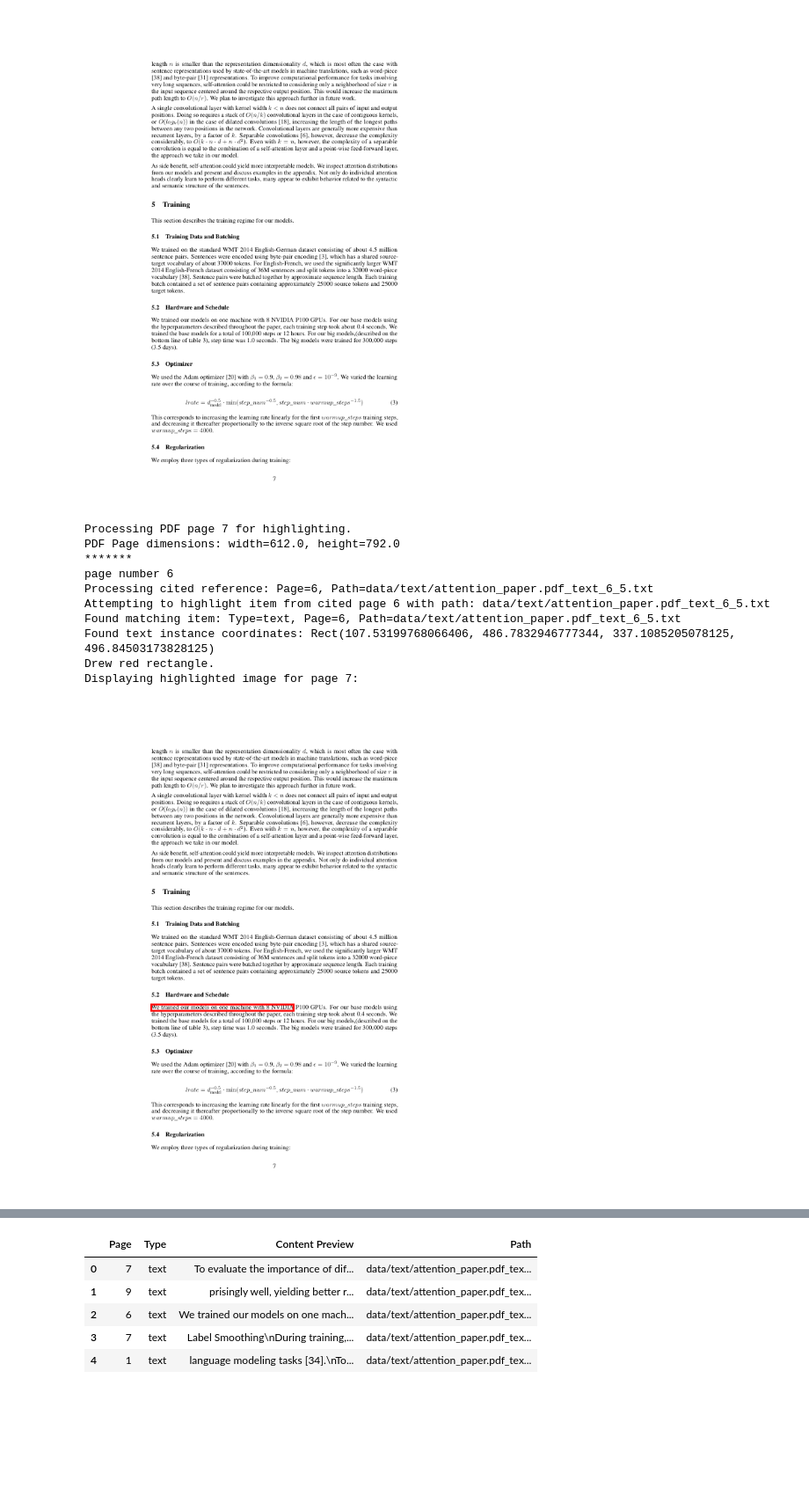
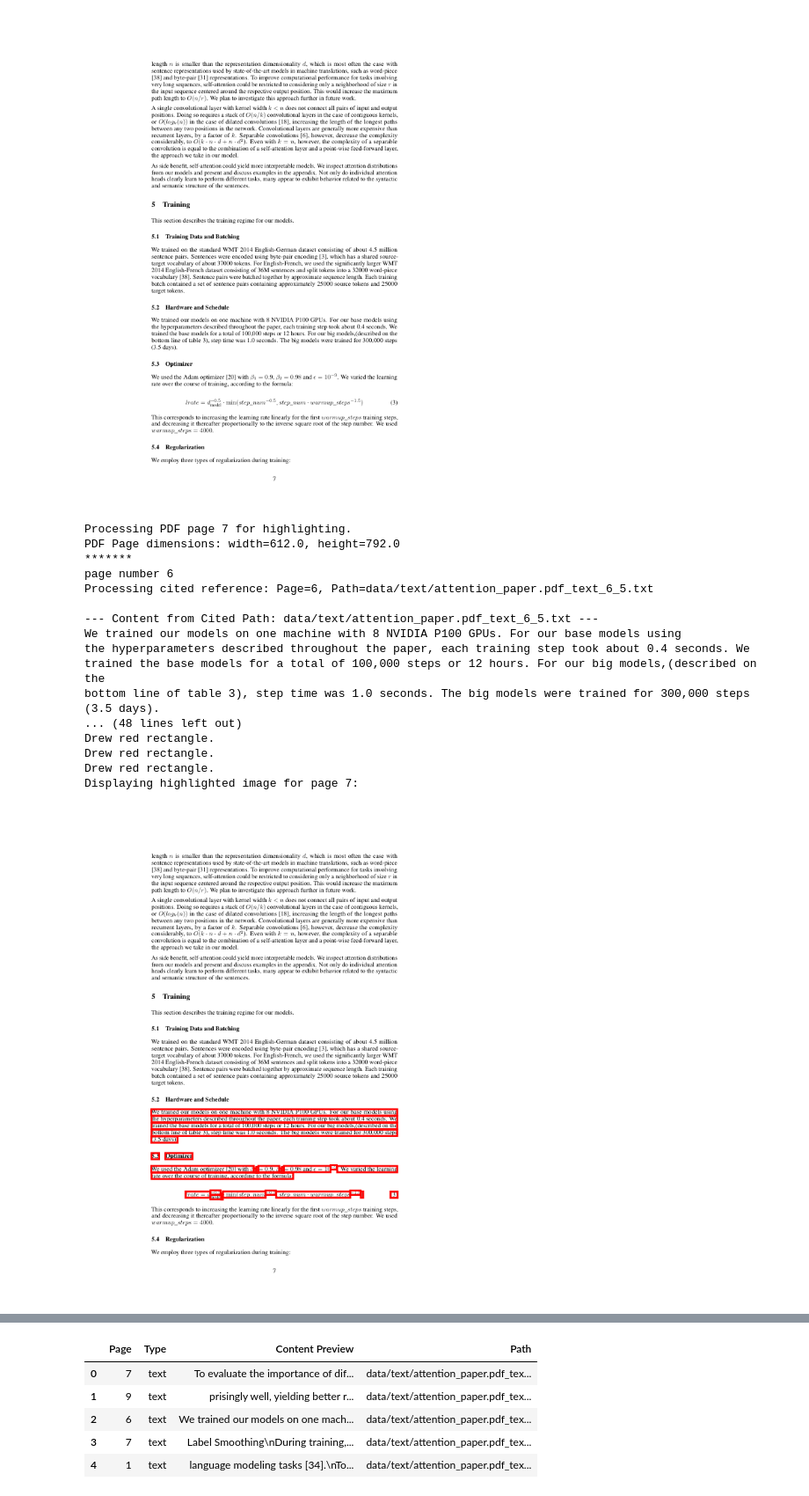
Before and after one commit to richa0709-coder/fcc-ai-engineering-aws, a Jupyter notebook: 03-multimodal-rag/01_Multi_modal_RAG_Amazon_Bedrock_Nova.ipynb, the cells around one changed output, grey strips where cells are left out. Shown at 88% size. Drawn from its saved outputs; the diff is of its cells as text; code cells hidden in the pictures; blank space fills up the shorter version.

```diff
--- a/03-multimodal-rag/01_Multi_modal_RAG_Amazon_Bedrock_Nova.ipynb
+++ b/03-multimodal-rag/01_Multi_modal_RAG_Amazon_Bedrock_Nova.ipynb
@@ -629,15 +588,15 @@ print(f"Pages cited in response: {list(set(pages_cited))}") # Print unique pages
 # %% [output]
 NameError: name 'result' is not defined
 # %%
-from IPython.display import display, Image
+# from IPython.display import display, Image
 
-# Replace 'path/to/your/image.png' with the actual path to your PNG image file
-image_path = '/content/data/page_images/page_012.png'
+# # Replace 'path/to/your/image.png' with the actual path to your PNG image file
+# image_path = '/content/data/page_images/page_012.png'
 
-try:
-    display(Image(filename=image_path))
-except FileNotFoundError:
-    print(f"Error: The file '{image_path}' was not found.")
-except Exception as e:
-    print(f"An error occurred: {e}")
+# try:
+#     display(Image(filename=image_path))
+# except FileNotFoundError:
+#     print(f"Error: The file '{image_path}' was not found.")
+# except Exception as e:
+#     print(f"An error occurred: {e}")
 # %%
@@ -833,7 +792,8 @@ def highlight_citations_on_page_image(image_path, cited_references, all_items):
             cited_page_str = ref['page']
             cited_path = ref['path']
             print(f"Processing cited reference: Page={cited_page_str}, Path={cited_path}")
-
+            chunk_text = read_cited_content(cited_path)
+            print("-----------",chunk_text)
             try:
                 cited_page_num = int(cited_page_str)
                 # Check if the cited reference is on the current page image
@@ -861,18 +821,28 @@ def highlight_citations_on_page_image(image_path, cited_references, all_items):
                 # Now, get the coordinates of the item on the original PDF page
                 if matched_item['type'] == 'text' or matched_item['type'] == 'table':
                      # For text or tables, find text instances based on the content
-                    search_text = matched_item['text'][:50] # Use a portion of the text to search
+                    search_text = matched_item['text'] # Use a portion of the text to search
                     text_instances = pdf_page.search_for(search_text)
+                    found_chunk = pdf_page.search_for(chunk_text)
+                    print("ffffffffffffff",found_chunk)
+                    if not found_chunk:
+                        print(f"Warning: Could not find text instance for highlighting on page {page_num + 1} for path '{cited_path}'.")
+                        continue
+                    else:
+                        #draw rectangle for every chunk in found_chunk
+                        for chunk in found_chunk:
+                            pdf_page.draw_rect(chunk, color=(1, 0, 0), width=3) # Draw on PDF page, increased width
+                            print("Drew red rectangle.")
 
-                    if text_instances:
-                        # Assuming the first instance is the correct one
-                        rect = text_instances[0]
-                        print(f"Found text instance coordinates: {rect}")
-                        # Draw red rectangle on the PDF page
-                        pdf_page.draw_rect(rect, color=(1, 0, 0), width=3) # Draw on PDF page, increased width
-                        print("Drew red rectangle.")
-                    else:
-                        print(f"Warning: Could not find text instance for highlighting on page {page_num + 1} for path '{cited_path}'.")
+                    # if text_instances:
+                    #     # Assuming the first instance is the correct one
+                    #     rect = text_instances[0]
+                    #     print(f"Found text instance coordinates: {rect}")
+                    #     # Draw red rectangle on the PDF page
+                    #     pdf_page.draw_rect(rect, color=(1, 0, 0), width=3) # Draw on PDF page, increased width
+                    #     print("Drew red rectangle.")
+                    # else:
+                    #     print(f"Warning: Could not find text instance for highlighting on page {page_num + 1} for path '{cited_path}'.")
 
 
                 elif matched_item['type'] == 'image':
@@ -902,7 +872,7 @@ def highlight_citations_on_page_image(image_path, cited_references, all_items):
             except ValueError:
                 print(f"Skipping invalid cited page number: {cited_page_str}")
             except Exception as e:
-                print(f"An error occurred while highlighting citation for path '{cited_path}': {e}")
+                print(f"An error occurred while highlighting citation for path '{cited_path}': {e.with_traceback}")
 
         # Get a new pixmap of the page with the drawings
         highlighted_pix = pdf_page.get_pixmap()
@@ -930,34 +900,41 @@ def highlight_citations_on_page_image(image_path, cited_references, all_items):
 
 # Example usage after getting cited_references from the RAG response:
 # You need to call this for each cited page image you want to display and highlight.
 # Iterate through the unique cited pages and find their corresponding image paths
 # Assuming cited_references is a list of dictionaries with 'page' and 'path'
 
 unique_cited_pages = list(set([ref["page"] for ref in cited_references]))
 
 for page_num_str in unique_cited_pages:
     try:
         page_num = int(page_num_str)
         # Page numbers are 0-indexed in pymupdf but 1-indexed in the citations, so we subtract 1 for the file path
         image_path_for_page = os.path.join("data", f"page_images/page_{page_num:03d}.png")
         if os.path.exists(image_path_for_page):
              # Pass the list of all original items to the highlighting function
             highlight_citations_on_page_image(image_path_for_page, cited_references, items)
         else:
             print(f"Page image not found for page {page_num} at {image_path_for_page}")
     except ValueError:
         print(f"Skipping invalid page number in unique cited pages: {page_num_str}")
     except Exception as e:
         print(f"An error occurred while processing unique cited pages: {e}")
 # %% [output]
 Processing PDF page 7 for highlighting.
 PDF Page dimensions: width=612.0, height=792.0
 *******
 page number 6
 Processing cited reference: Page=6, Path=data/text/attention_paper.pdf_text_6_5.txt
-Attempting to highlight item from cited page 6 with path: data/text/attention_paper.pdf_text_6_5.txt
-Found matching item: Type=text, Page=6, Path=data/text/attention_paper.pdf_text_6_5.txt
-Found text instance coordinates: Rect(107.53199768066406, 486.7832946777344, 337.1085205078125, 496.84503173828125)
+
+--- Content from Cited Path: data/text/attention_paper.pdf_text_6_5.txt ---
+We trained our models on one machine with 8 NVIDIA P100 GPUs. For our base models using
+the hyperparameters described throughout the paper, each training step took about 0.4 seconds. We
+trained the base models for a total of 100,000 steps or 12 hours. For our big models,(described on the
+bottom line of table 3), step time was 1.0 seconds. The big models were trained for 300,000 steps
+(3.5 days).
+... (48 lines left out)
+Drew red rectangle.
+Drew red rectangle.
 Drew red rectangle.
 Displaying highlighted image for page 7:
-[figure, old version]
+[figure, new version]
```
Also changed, not shown: parts of 15 cells of this notebook.
